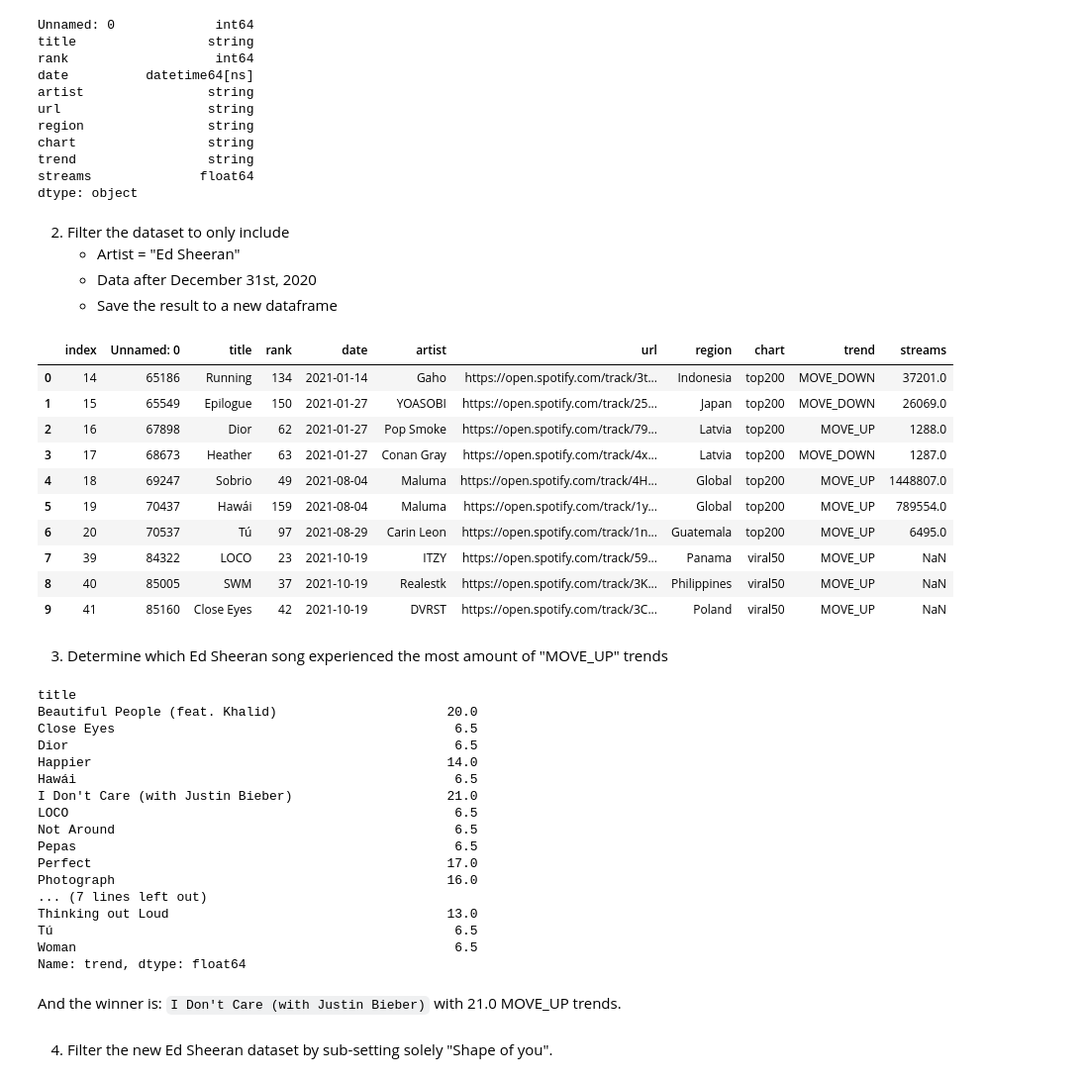
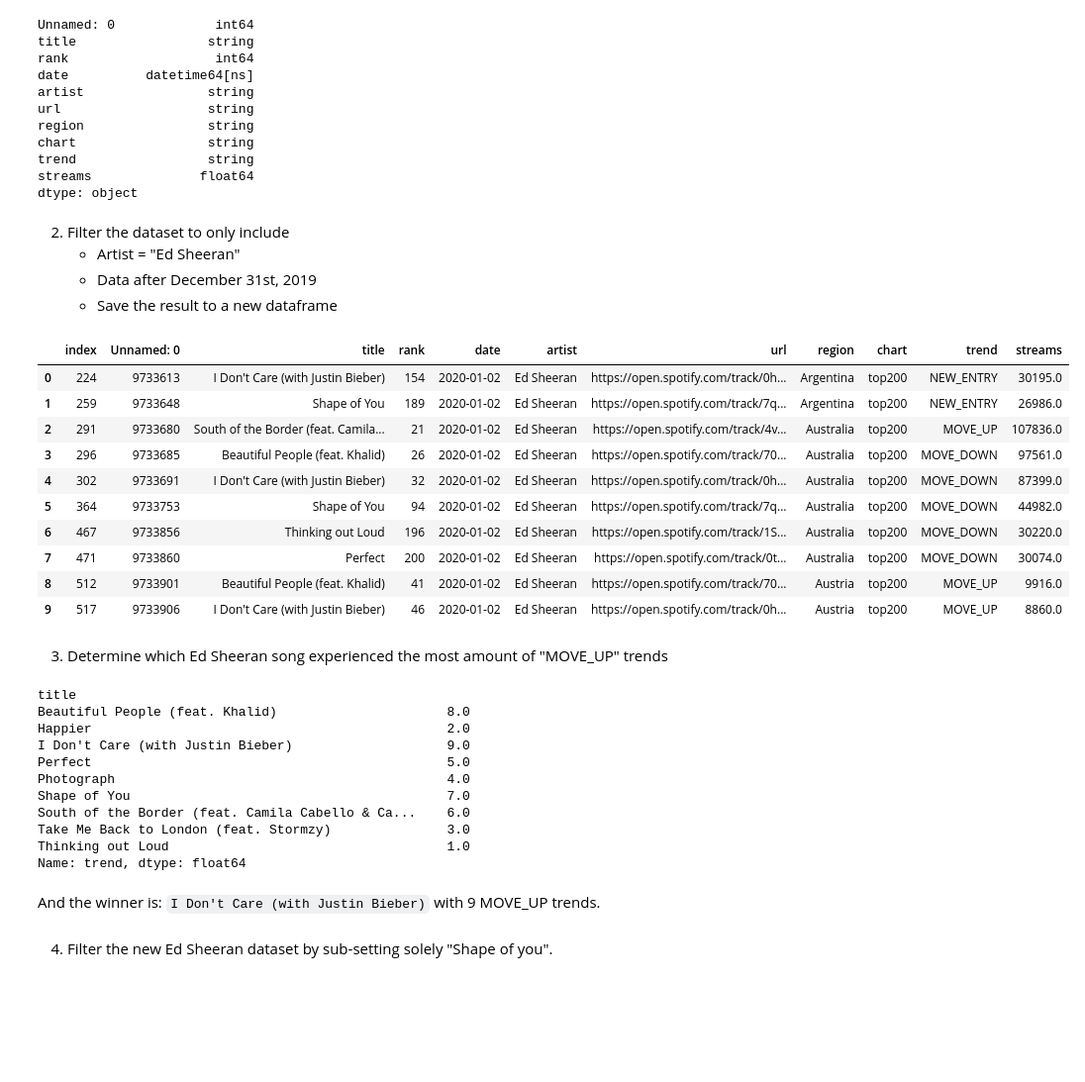
Before and after one commit to campb223/DSSA-5001-Assignment-1, a Jupyter notebook: Part 1/daleCampbellAssignment1-Part1.ipynb, the cells around one changed output. Shown at 99% size. Cells and saved outputs as stored; diff of their text form; code cells hidden in the pictures; blank space fills up the shorter version.

```diff
--- a/Part 1/daleCampbellAssignment1-Part1.ipynb
+++ b/Part 1/daleCampbellAssignment1-Part1.ipynb
@@ -85,26 +85,26 @@ dtype: object
 # %% [markdown]
 2. Filter the dataset to only include
     + Artist = "Ed Sheeran"
-    + Data after December 31st, 2020
+    + Data after December 31st, 2019
     + Save the result to a new dataframe
 # %%
 # Now we'll filter based on artist = Ed Sheeran & date > December 31 2020
-edData = origData[(origData['artist'].str.lower() == "ed sheeran") | (origData['date'] > "2020-12-31")].reset_index()
+edData = origData[(origData['artist'].str.lower() == "ed sheeran") & (origData['date'] > "2019-12-31")].reset_index()
 
 # Let's see what our new df looks like
 edData.head(10)
 # %% [output]
 |  | index | Unnamed: 0 | title | rank | date | artist | url | region | chart | trend | streams |
-| 0 | 14 | 65186 | Running | 134 | 2021-01-14 | Gaho | https://open.spotify.com/track/3t... | Indonesia | top200 | MOVE_DOWN | 37201.0 |
-| 1 | 15 | 65549 | Epilogue | 150 | 2021-01-27 | YOASOBI | https://open.spotify.com/track/25... | Japan | top200 | MOVE_DOWN | 26069.0 |
-| 2 | 16 | 67898 | Dior | 62 | 2021-01-27 | Pop Smoke | https://open.spotify.com/track/79... | Latvia | top200 | MOVE_UP | 1288.0 |
-| 3 | 17 | 68673 | Heather | 63 | 2021-01-27 | Conan Gray | https://open.spotify.com/track/4x... | Latvia | top200 | MOVE_DOWN | 1287.0 |
-| 4 | 18 | 69247 | Sobrio | 49 | 2021-08-04 | Maluma | https://open.spotify.com/track/4H... | Global | top200 | MOVE_UP | 1448807.0 |
-| 5 | 19 | 70437 | Hawái | 159 | 2021-08-04 | Maluma | https://open.spotify.com/track/1y... | Global | top200 | MOVE_UP | 789554.0 |
-| 6 | 20 | 70537 | Tú | 97 | 2021-08-29 | Carin Leon | https://open.spotify.com/track/1n... | Guatemala | top200 | MOVE_UP | 6495.0 |
-| 7 | 39 | 84322 | LOCO | 23 | 2021-10-19 | ITZY | https://open.spotify.com/track/59... | Panama | viral50 | MOVE_UP | NaN |
-| 8 | 40 | 85005 | SWM | 37 | 2021-10-19 | Realestk | https://open.spotify.com/track/3K... | Philippines | viral50 | MOVE_UP | NaN |
-| 9 | 41 | 85160 | Close Eyes | 42 | 2021-10-19 | DVRST | https://open.spotify.com/track/3C... | Poland | viral50 | MOVE_UP | NaN |
+| 0 | 224 | 9733613 | I Don't Care (with Justin Bieber) | 154 | 2020-01-02 | Ed Sheeran | https://open.spotify.com/track/0h... | Argentina | top200 | NEW_ENTRY | 30195.0 |
+| 1 | 259 | 9733648 | Shape of You | 189 | 2020-01-02 | Ed Sheeran | https://open.spotify.com/track/7q... | Argentina | top200 | NEW_ENTRY | 26986.0 |
+| 2 | 291 | 9733680 | South of the Border (feat. Camila... | 21 | 2020-01-02 | Ed Sheeran | https://open.spotify.com/track/4v... | Australia | top200 | MOVE_UP | 107836.0 |
+| 3 | 296 | 9733685 | Beautiful People (feat. Khalid) | 26 | 2020-01-02 | Ed Sheeran | https://open.spotify.com/track/70... | Australia | top200 | MOVE_DOWN | 97561.0 |
+| 4 | 302 | 9733691 | I Don't Care (with Justin Bieber) | 32 | 2020-01-02 | Ed Sheeran | https://open.spotify.com/track/0h... | Australia | top200 | MOVE_DOWN | 87399.0 |
+| 5 | 364 | 9733753 | Shape of You | 94 | 2020-01-02 | Ed Sheeran | https://open.spotify.com/track/7q... | Australia | top200 | MOVE_DOWN | 44982.0 |
+| 6 | 467 | 9733856 | Thinking out Loud | 196 | 2020-01-02 | Ed Sheeran | https://open.spotify.com/track/1S... | Australia | top200 | MOVE_DOWN | 30220.0 |
+| 7 | 471 | 9733860 | Perfect | 200 | 2020-01-02 | Ed Sheeran | https://open.spotify.com/track/0t... | Australia | top200 | MOVE_DOWN | 30074.0 |
+| 8 | 512 | 9733901 | Beautiful People (feat. Khalid) | 41 | 2020-01-02 | Ed Sheeran | https://open.spotify.com/track/70... | Austria | top200 | MOVE_UP | 9916.0 |
+| 9 | 517 | 9733906 | I Don't Care (with Justin Bieber) | 46 | 2020-01-02 | Ed Sheeran | https://open.spotify.com/track/0h... | Austria | top200 | MOVE_UP | 8860.0 |
 # %% [markdown]
 3. Determine which Ed Sheeran song experienced the most amount of "MOVE_UP" trends
 # %%
@@ -115,25 +115,19 @@ edDataTrendFilter = edData[edData['trend'] == "MOVE_UP"]
 edDataTrendFilter.groupby(['title'])['trend'].agg('sum').rank()
 # %% [output]
 title
-Beautiful People (feat. Khalid)                      20.0
-Close Eyes                                            6.5
-Dior                                                  6.5
-Happier                                              14.0
-Hawái                                                 6.5
-I Don't Care (with Justin Bieber)                    21.0
-LOCO                                                  6.5
-Not Around                                            6.5
-Pepas                                                 6.5
-Perfect                                              17.0
-Photograph                                           16.0
-... (7 lines left out)
-Thinking out Loud                                    13.0
-Tú                                                    6.5
-Woman                                                 6.5
+Beautiful People (feat. Khalid)                      8.0
+Happier                                              2.0
+I Don't Care (with Justin Bieber)                    9.0
+Perfect                                              5.0
+Photograph                                           4.0
+Shape of You                                         7.0
+South of the Border (feat. Camila Cabello & Ca...    6.0
+Take Me Back to London (feat. Stormzy)               3.0
+Thinking out Loud                                    1.0
 Name: trend, dtype: float64
 # %% [markdown]
 And the winner is:
-`I Don't Care (with Justin Bieber)` with 21.0 MOVE_UP trends.
+`I Don't Care (with Justin Bieber)` with 9 MOVE_UP trends.
 # %% [markdown]
 4. Filter the new Ed Sheeran dataset by sub-setting solely "Shape of you".
 # %%
```
Also changed, not shown: parts of 2 cells of this notebook, 1 other file.
